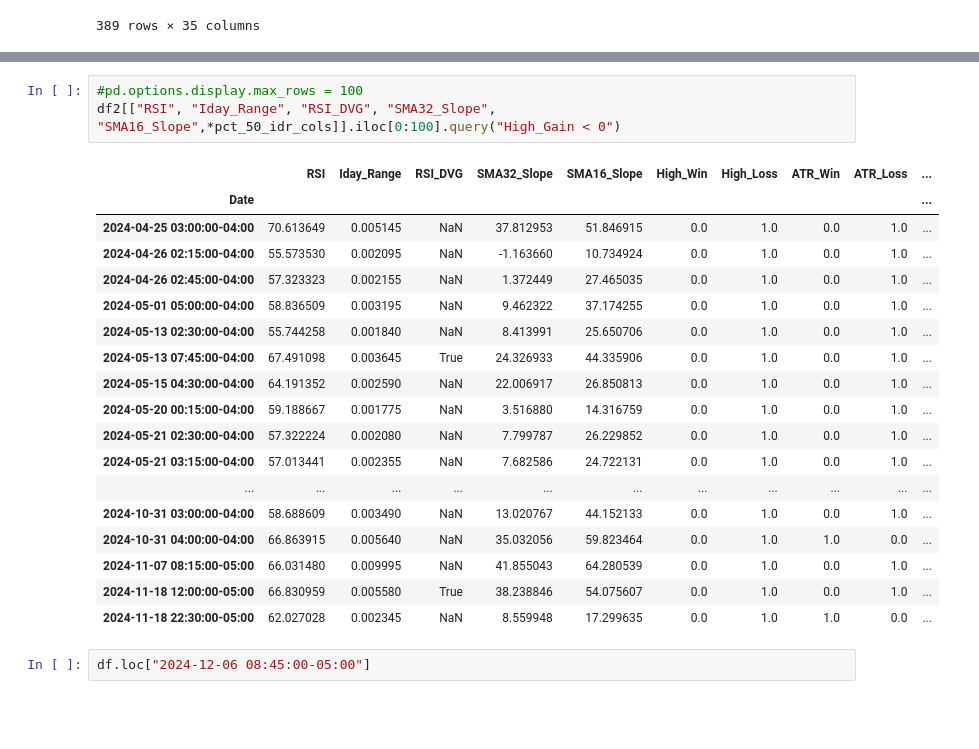
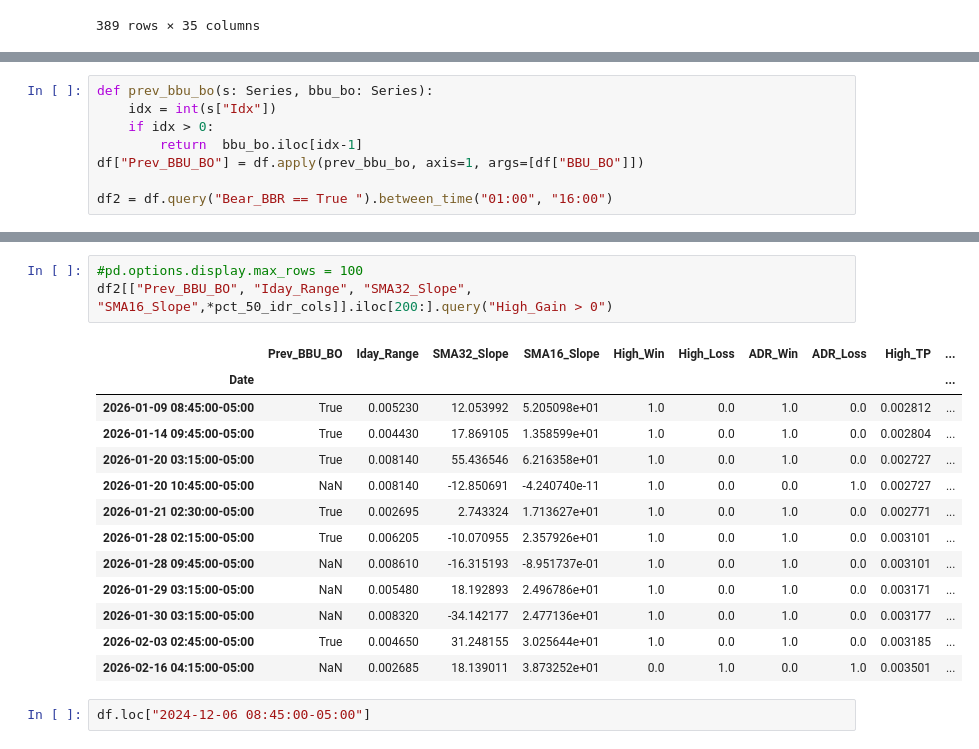
Before and after one commit to root-at-iyn/FXTradingResearch, a Jupyter notebook: research/bbu_reversal_v2.ipynb, the cells around one changed output, grey strips where cells are left out. Cells and saved outputs as stored; diff of their text form; blank space fills up the shorter version.

```diff
--- a/research/bbu_reversal_v2.ipynb
+++ b/research/bbu_reversal_v2.ipynb
@@ -733,3 +731,11 @@ df2 = df.query("Bear_BBR == True").between_time("02:00", "11:00")
+# %%
+def prev_bbu_bo(s: Series, bbu_bo: Series):
+    idx = int(s["Idx"])
+    if idx > 0:
+        return  bbu_bo.iloc[idx-1]
+df["Prev_BBU_BO"] = df.apply(prev_bbu_bo, axis=1, args=[df["BBU_BO"]])
+
+df2 = df.query("Bear_BBR == True ").between_time("01:00", "16:00")
 # %%
 # Stats - High as SL
 high_win_count = df2.query("Bear_BBR == True and High_Win > 0")["Bear_BBR"].count()
@@ -789,25 +795,20 @@ pd.DataFrame([high_pct_50_idr, adr_pct_50_idr])
 # %%
 #pd.options.display.max_rows = 100
-df2[["RSI", "Iday_Range", "RSI_DVG", "SMA32_Slope", "SMA16_Slope",*pct_50_idr_cols]].iloc[0:100].query("High_Gain < 0")
+df2[["Prev_BBU_BO", "Iday_Range", "SMA32_Slope", "SMA16_Slope",*pct_50_idr_cols]].iloc[200:].query("High_Gain > 0")
 # %% [output]
-|  | RSI | Iday_Range | RSI_DVG | SMA32_Slope | SMA16_Slope | High_Win | High_Loss | ATR_Win | ATR_Loss | ... |
+|  | Prev_BBU_BO | Iday_Range | SMA32_Slope | SMA16_Slope | High_Win | High_Loss | ADR_Win | ADR_Loss | High_TP | ... |
 | Date |  |  |  |  |  |  |  |  |  | ... |
-| 2024-04-25 03:00:00-04:00 | 70.613649 | 0.005145 | NaN | 37.812953 | 51.846915 | 0.0 | 1.0 | 0.0 | 1.0 | ... |
-| 2024-04-26 02:15:00-04:00 | 55.573530 | 0.002095 | NaN | -1.163660 | 10.734924 | 0.0 | 1.0 | 0.0 | 1.0 | ... |
-| 2024-04-26 02:45:00-04:00 | 57.323323 | 0.002155 | NaN | 1.372449 | 27.465035 | 0.0 | 1.0 | 0.0 | 1.0 | ... |
-| 2024-05-01 05:00:00-04:00 | 58.836509 | 0.003195 | NaN | 9.462322 | 37.174255 | 0.0 | 1.0 | 0.0 | 1.0 | ... |
-| 2024-05-13 02:30:00-04:00 | 55.744258 | 0.001840 | NaN | 8.413991 | 25.650706 | 0.0 | 1.0 | 0.0 | 1.0 | ... |
-| 2024-05-13 07:45:00-04:00 | 67.491098 | 0.003645 | True | 24.326933 | 44.335906 | 0.0 | 1.0 | 0.0 | 1.0 | ... |
-| 2024-05-15 04:30:00-04:00 | 64.191352 | 0.002590 | NaN | 22.006917 | 26.850813 | 0.0 | 1.0 | 0.0 | 1.0 | ... |
-| 2024-05-20 00:15:00-04:00 | 59.188667 | 0.001775 | NaN | 3.516880 | 14.316759 | 0.0 | 1.0 | 0.0 | 1.0 | ... |
-| 2024-05-21 02:30:00-04:00 | 57.322224 | 0.002080 | NaN | 7.799787 | 26.229852 | 0.0 | 1.0 | 0.0 | 1.0 | ... |
-| 2024-05-21 03:15:00-04:00 | 57.013441 | 0.002355 | NaN | 7.682586 | 24.722131 | 0.0 | 1.0 | 0.0 | 1.0 | ... |
-| ... | ... | ... | ... | ... | ... | ... | ... | ... | ... | ... |
-| 2024-10-31 03:00:00-04:00 | 58.688609 | 0.003490 | NaN | 13.020767 | 44.152133 | 0.0 | 1.0 | 0.0 | 1.0 | ... |
-| 2024-10-31 04:00:00-04:00 | 66.863915 | 0.005640 | NaN | 35.032056 | 59.823464 | 0.0 | 1.0 | 1.0 | 0.0 | ... |
-| 2024-11-07 08:15:00-05:00 | 66.031480 | 0.009995 | NaN | 41.855043 | 64.280539 | 0.0 | 1.0 | 0.0 | 1.0 | ... |
-| 2024-11-18 12:00:00-05:00 | 66.830959 | 0.005580 | True | 38.238846 | 54.075607 | 0.0 | 1.0 | 0.0 | 1.0 | ... |
-| 2024-11-18 22:30:00-05:00 | 62.027028 | 0.002345 | NaN | 8.559948 | 17.299635 | 0.0 | 1.0 | 1.0 | 0.0 | ... |
+| 2026-01-09 08:45:00-05:00 | True | 0.005230 | 12.053992 | 5.205098e+01 | 1.0 | 0.0 | 1.0 | 0.0 | 0.002812 | ... |
+| 2026-01-14 09:45:00-05:00 | True | 0.004430 | 17.869105 | 1.358599e+01 | 1.0 | 0.0 | 1.0 | 0.0 | 0.002804 | ... |
+| 2026-01-20 03:15:00-05:00 | True | 0.008140 | 55.436546 | 6.216358e+01 | 1.0 | 0.0 | 1.0 | 0.0 | 0.002727 | ... |
+| 2026-01-20 10:45:00-05:00 | NaN | 0.008140 | -12.850691 | -4.240740e-11 | 1.0 | 0.0 | 0.0 | 1.0 | 0.002727 | ... |
+| 2026-01-21 02:30:00-05:00 | True | 0.002695 | 2.743324 | 1.713627e+01 | 1.0 | 0.0 | 1.0 | 0.0 | 0.002771 | ... |
+| 2026-01-28 02:15:00-05:00 | True | 0.006205 | -10.070955 | 2.357926e+01 | 1.0 | 0.0 | 1.0 | 0.0 | 0.003101 | ... |
+| 2026-01-28 09:45:00-05:00 | NaN | 0.008610 | -16.315193 | -8.951737e-01 | 1.0 | 0.0 | 1.0 | 0.0 | 0.003101 | ... |
+| 2026-01-29 03:15:00-05:00 | NaN | 0.005480 | 18.192893 | 2.496786e+01 | 1.0 | 0.0 | 1.0 | 0.0 | 0.003171 | ... |
+| 2026-01-30 03:15:00-05:00 | NaN | 0.008320 | -34.142177 | 2.477136e+01 | 1.0 | 0.0 | 1.0 | 0.0 | 0.003177 | ... |
+| 2026-02-03 02:45:00-05:00 | True | 0.004650 | 31.248155 | 3.025644e+01 | 1.0 | 0.0 | 1.0 | 0.0 | 0.003185 | ... |
+| 2026-02-16 04:15:00-05:00 | NaN | 0.002685 | 18.139011 | 3.873252e+01 | 0.0 | 1.0 | 0.0 | 1.0 | 0.003501 | ... |
 # %%
 df.loc["2024-12-06 08:45:00-05:00"]
 # %% [output]
```
Also changed, not shown: parts of 11 cells of this notebook.
